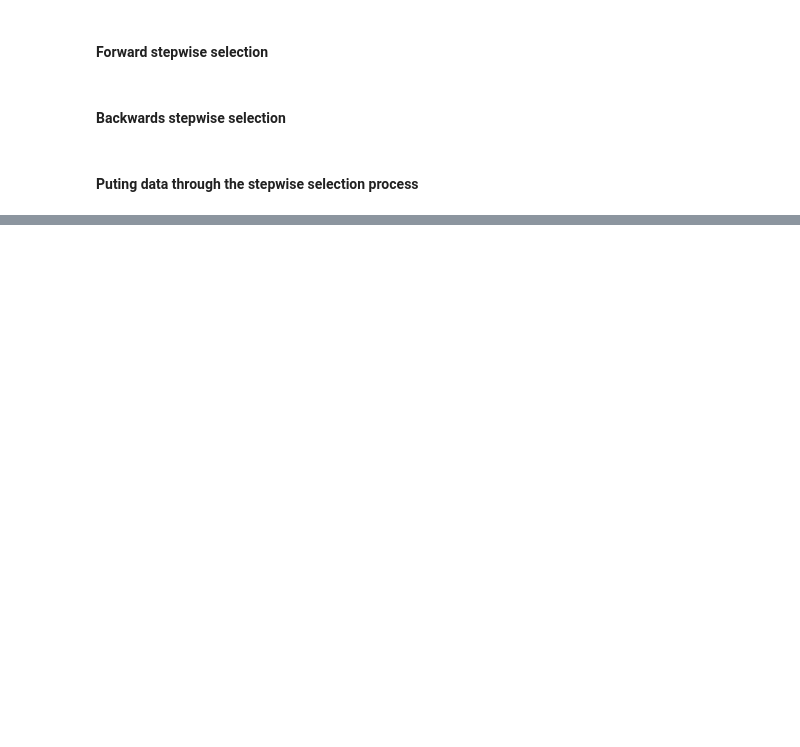
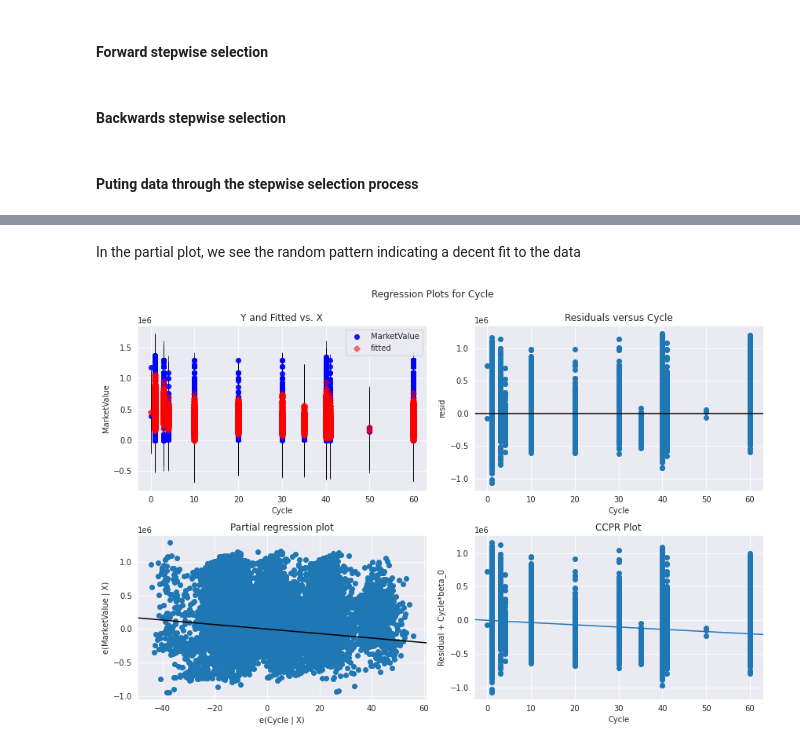
Before and after one commit to BongumusaSizwe/DAE_PROJECT, a Jupyter notebook: mini_project/Houses/project.ipynb, the cells around one changed output, grey strips where cells are left out. Saved outputs shown, nothing was run; the diff lists cells and outputs as text; code cells hidden in the pictures; blank space fills up the shorter version.

```diff
--- a/mini_project/Houses/project.ipynb
+++ b/mini_project/Houses/project.ipynb
@@ -1169,0 +1161,9 @@ strong multicollinearity or other numerical problems.
+# %% [markdown]
+In the partial plot, we see the random pattern indicating a decent fit to the data
+# %%
+# Cycle vs MarketValue
+fig = plt.figure(figsize=(12,8))
+
+fig = sm.graphics.plot_regress_exog(result, 'Cycle', fig=fig)
+# %% [output]
+[figure, added]
```
Also changed, not shown: parts of 31 cells of this notebook.
